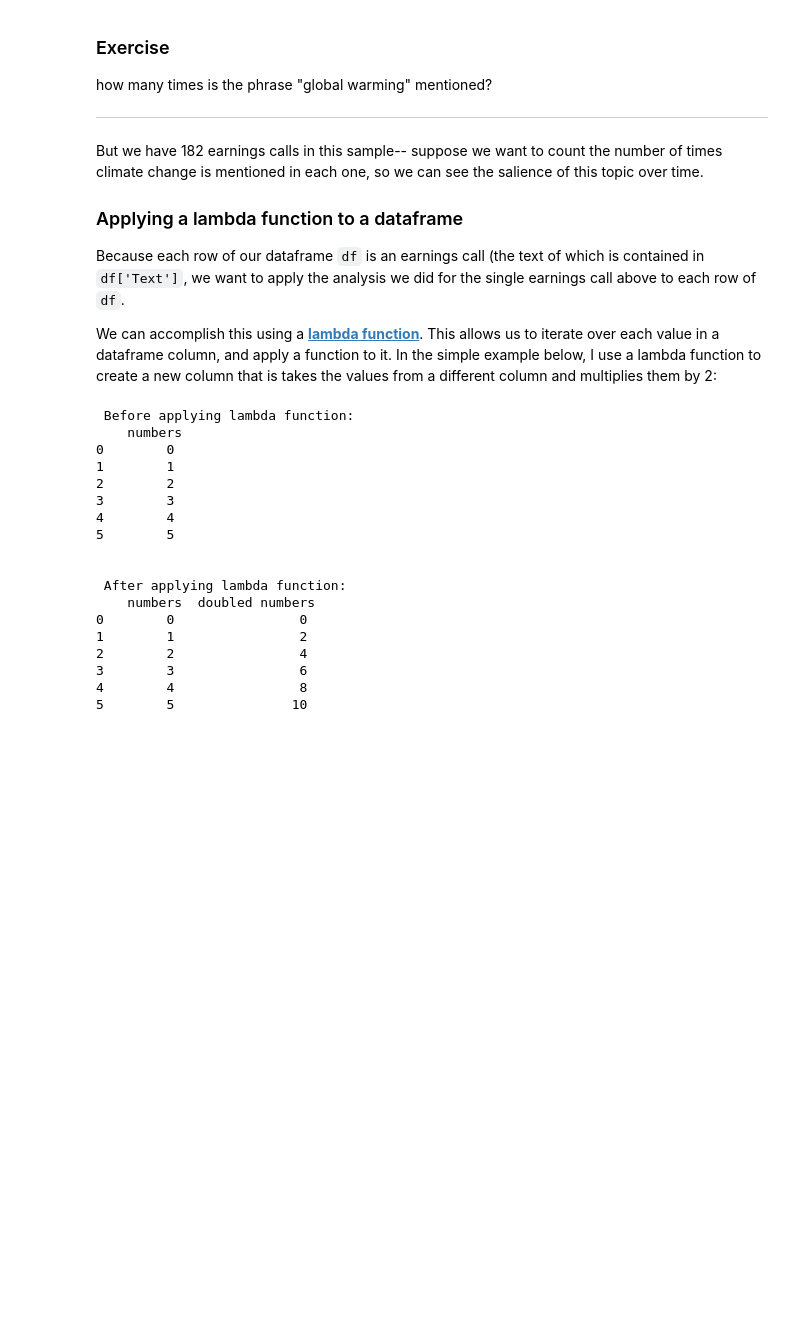
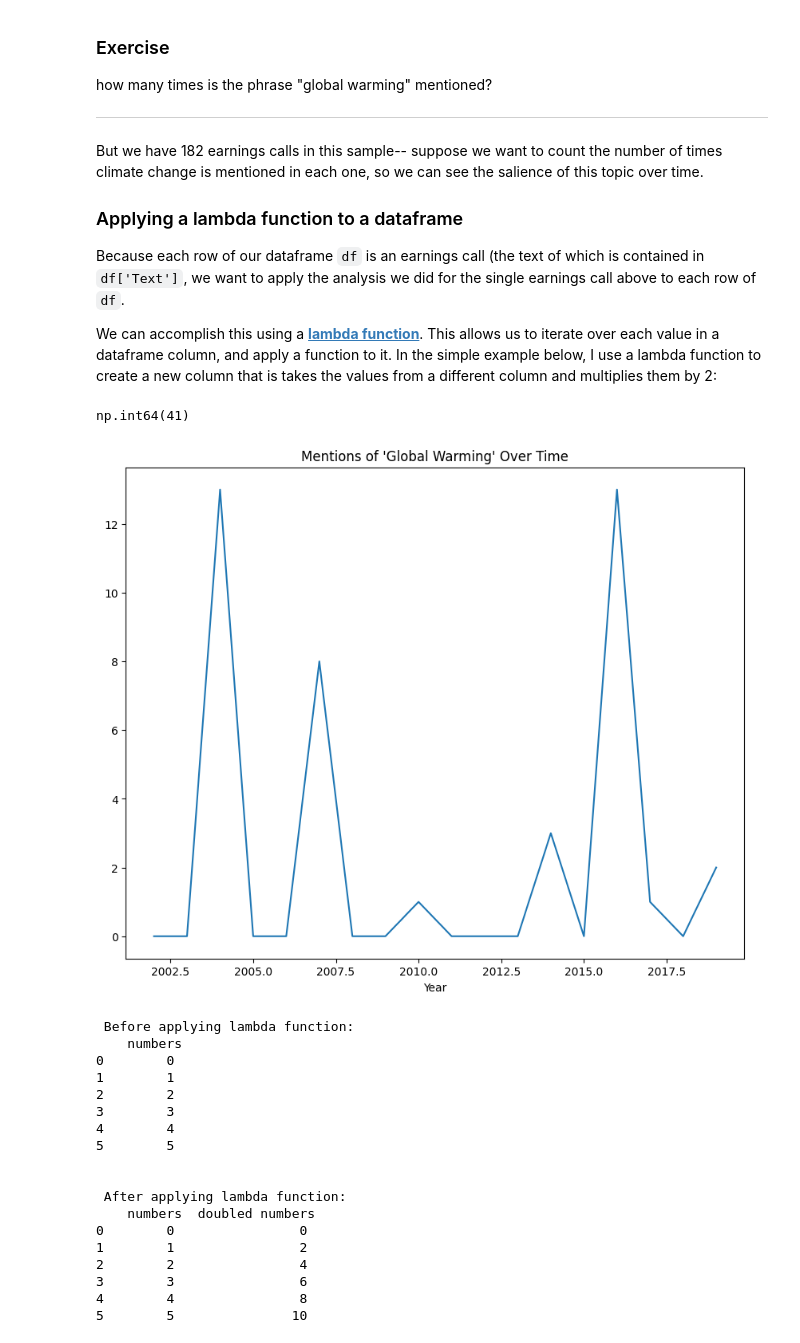
Before and after one commit to Wendy-915/QM2, a Jupyter notebook: notebooks/W04. Natural Language Processing.ipynb, the cells around one changed output. Cells and saved outputs as stored; diff of their text form; code cells hidden in the pictures; blank space fills up the shorter version.

```diff
--- a/notebooks/W04. Natural Language Processing.ipynb
+++ b/notebooks/W04. Natural Language Processing.ipynb
@@ -201,6 +201,23 @@ But we have 182 earnings calls in this sample-- suppose we want to count the num
 Because each row of our dataframe `df` is an earnings call (the text of which is contained in `df['Text']`, we want to apply the analysis we did for the single earnings call above to each row of `df`.
 
 We can accomplish this using a [**lambda function**](https://www.w3schools.com/python/python_lambda.asp). This allows us to iterate over each value in a dataframe column, and apply a function to it. In the simple example below, I use a lambda function to create a new column that is takes the values from a different column and multiplies them by 2:
+# %%
+import re
+
+df['global_warming_count'] = df['Text'].apply(
+    lambda x: len(re.findall(r'global warming', x, re.IGNORECASE))
+)
+
+df[['Title', 'global_warming_count']].head()
+
+df['Year'] = df['Date'].dt.year
+yearly = df.groupby('Year')['global_warming_count'].sum()
+
+yearly.plot(title="Mentions of 'Global Warming' Over Time")
+df['global_warming_count'].sum()
+# %% [output]
+np.int64(41)
+[figure, added]
 # %%
 # create a dataframe called "example" with one column called "numbers" which contains numbers 0-5
 example= pd.DataFrame({'numbers':[0,1,2,3,4,5]})
```
Also changed, not shown: parts of 1 cell of this notebook.
